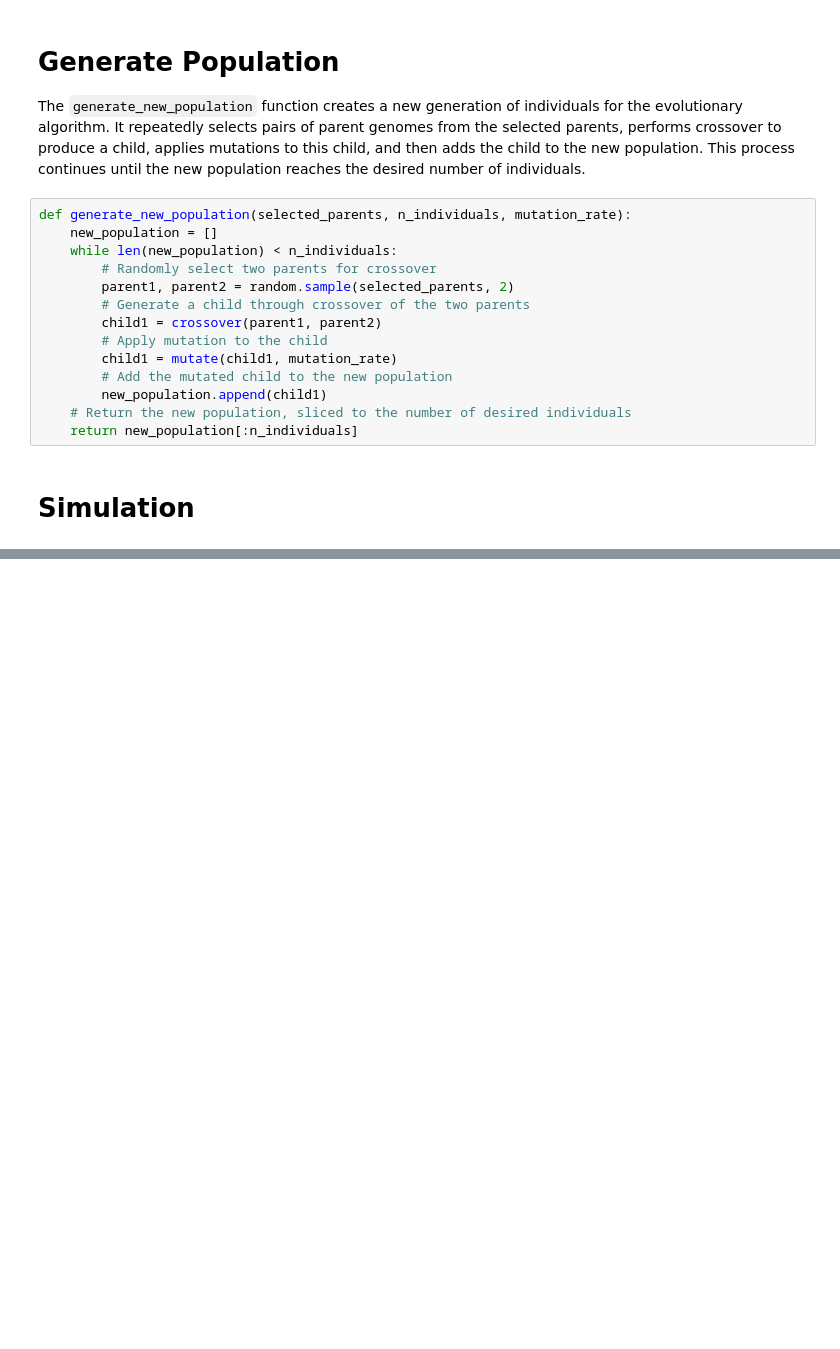
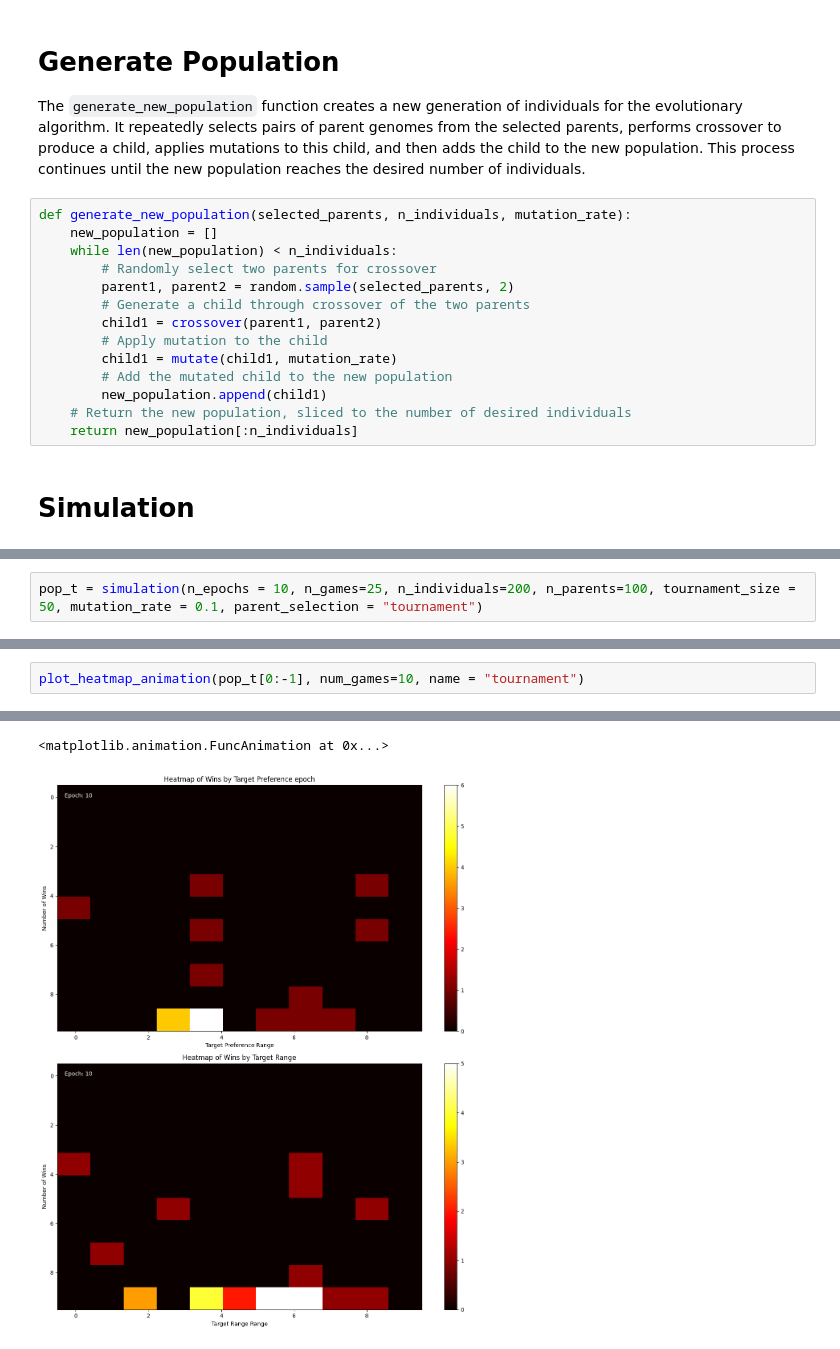
Before and after one commit to Aleedm/computational-intelligence, a Jupyter notebook: nim_game/lab2_nim.ipynb, the cells around one changed output, grey strips where cells are left out. Cells and saved outputs as stored; diff of their text form; blank space fills up the shorter version.

```diff
--- a/nim_game/lab2_nim.ipynb
+++ b/nim_game/lab2_nim.ipynb
@@ -593,0 +320,2 @@ Frame 1 of 30: [[52.  1.  0.  0.  0.  0.  0.  0.  0.  0.  0.]
+# %%
+pop_t = simulation(n_epochs = 10, n_games=25, n_individuals=200, n_parents=100, tournament_size = 50, mutation_rate = 0.1, parent_selection = "tournament")
@@ -593,0 +573,3 @@ Frame 1 of 30: [[52.  1.  0.  0.  0.  0.  0.  0.  0.  0.  0.]
+# %%
+plot_heatmap_animation(pop_t[0:-1], num_games=10, name = "tournament")
+# %% [output]
@@ -593,0 +578,2 @@ Frame 1 of 30: [[52.  1.  0.  0.  0.  0.  0.  0.  0.  0.  0.]
+<matplotlib.animation.FuncAnimation at 0x...>
+[figure, added]
```
Also changed, not shown: parts of 42 cells of this notebook, 10 other files.
